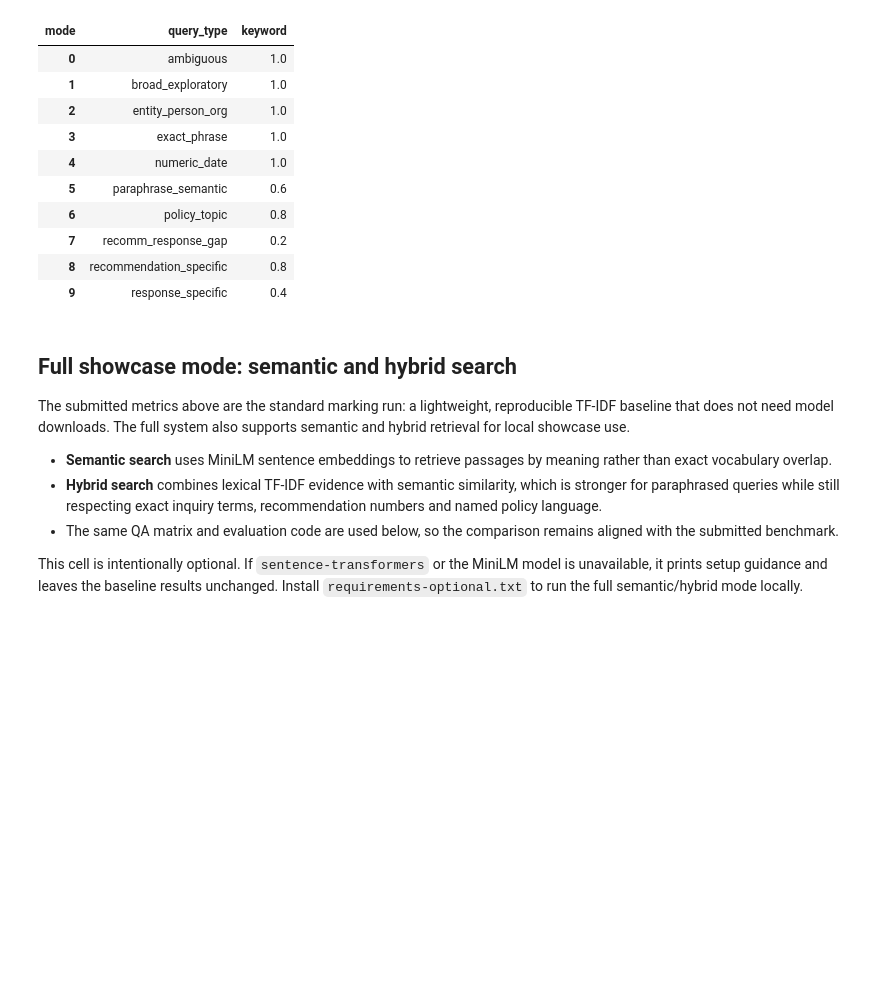
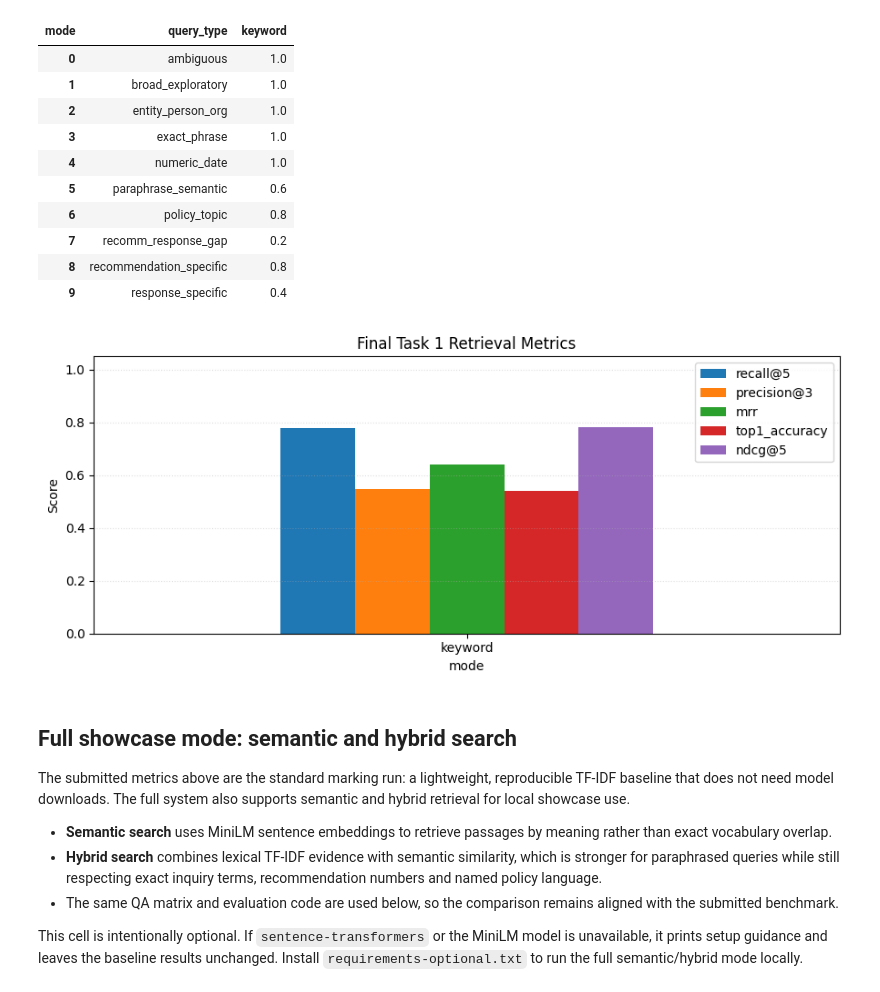
Before and after one commit to DanielLawrence04/cop509-public-inquiry-nlp, a Jupyter notebook: COP509_Notebook1_Search.ipynb, the cells around one changed output. Saved outputs shown, nothing was run; the diff lists cells and outputs as text; code cells hidden in the pictures; blank space fills up the shorter version.

```diff
--- a/COP509_Notebook1_Search.ipynb
+++ b/COP509_Notebook1_Search.ipynb
@@ -410,10 +438,18 @@ The widget below searches the indexed passage corpus. It is included to meet the
 # %%
-from src.widgets.advanced_explorer import show_advanced
+try:
+    from src.widgets.advanced_explorer import show_advanced
 
-show_advanced(
-    search_corpus,
-    embeddings=embeddings,
-    top_k=5,
-    default_query="full and fair financial redress for postmasters",
-)
+    display(Markdown("Interactive search widget loaded. If your notebook viewer cannot render widgets, use the static search table below."))
+    show_advanced(
+        search_corpus,
+        embeddings=embeddings,
+        top_k=5,
+        default_query="full and fair financial redress for postmasters",
+    )
+except Exception as exc:
+    display(Markdown(
+        f"Interactive search widget unavailable in this environment (`{type(exc).__name__}: {exc}`). "
+        "The static search example below provides the same marking evidence."
+    ))
+    display(demo_df)
 # %% [output]
@@ -548,13 +585,31 @@ display(type_recall.reset_index())
 | 8 | recommendation_specific | 0.8 |
 | 9 | response_specific | 0.4 |
 # %%
-plot_metrics = overall_metrics.set_index("mode")[["recall@5", "precision@3", "mrr", "top1_accuracy", "ndcg@5"]]
-ax = plot_metrics.plot(kind="bar", figsize=(9, 4), ylim=(0, 1.05), rot=0)
+%matplotlib inline
+
+import matplotlib.pyplot as plt
+
+plot_metrics = overall_metrics.set_index("mode")[
+    ["recall@5", "precision@3", "mrr", "top1_accuracy", "ndcg@5"]
+]
+
+fig, ax = plt.subplots(figsize=(9, 4))
+
+plot_metrics.plot(
+    kind="bar",
+    ax=ax,
+    ylim=(0, 1.05),
+    rot=0
+)
+
 ax.set_title("Final Task 1 Retrieval Metrics")
 ax.set_ylabel("Score")
 ax.grid(axis="y", linestyle=":", alpha=0.4)
-plt.tight_layout()
+
+fig.tight_layout()
 plt.show()
+# %% [output]
+[figure, added]
 # %% [markdown]
 ## Full showcase mode: semantic and hybrid search
 
```
Also changed, not shown: parts of 4 cells of this notebook, 2 other files.
